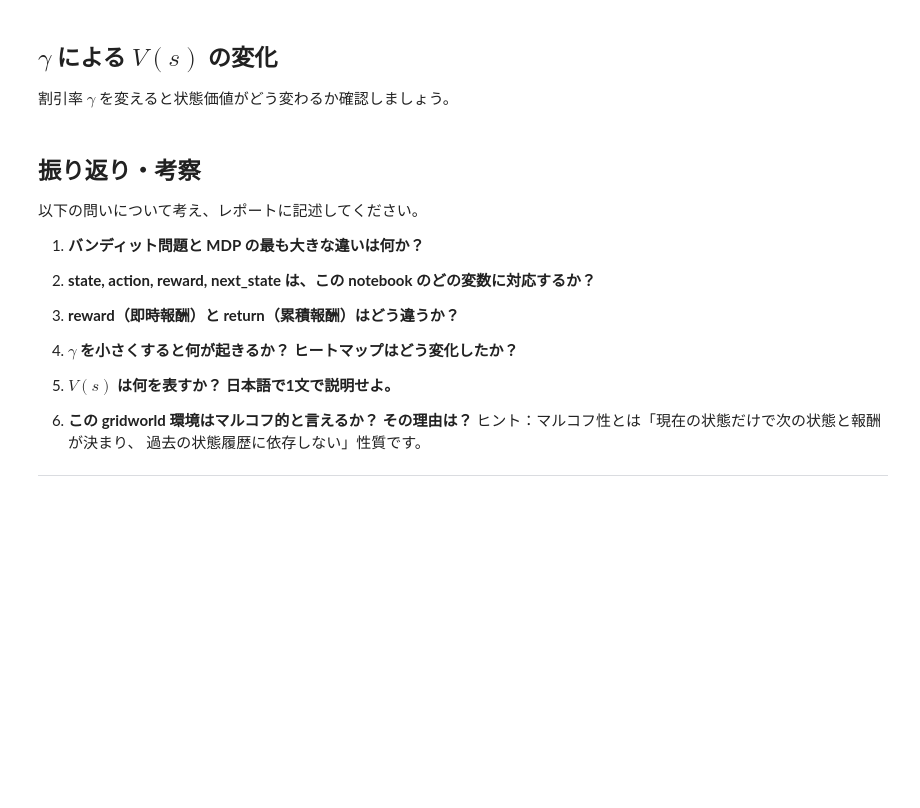
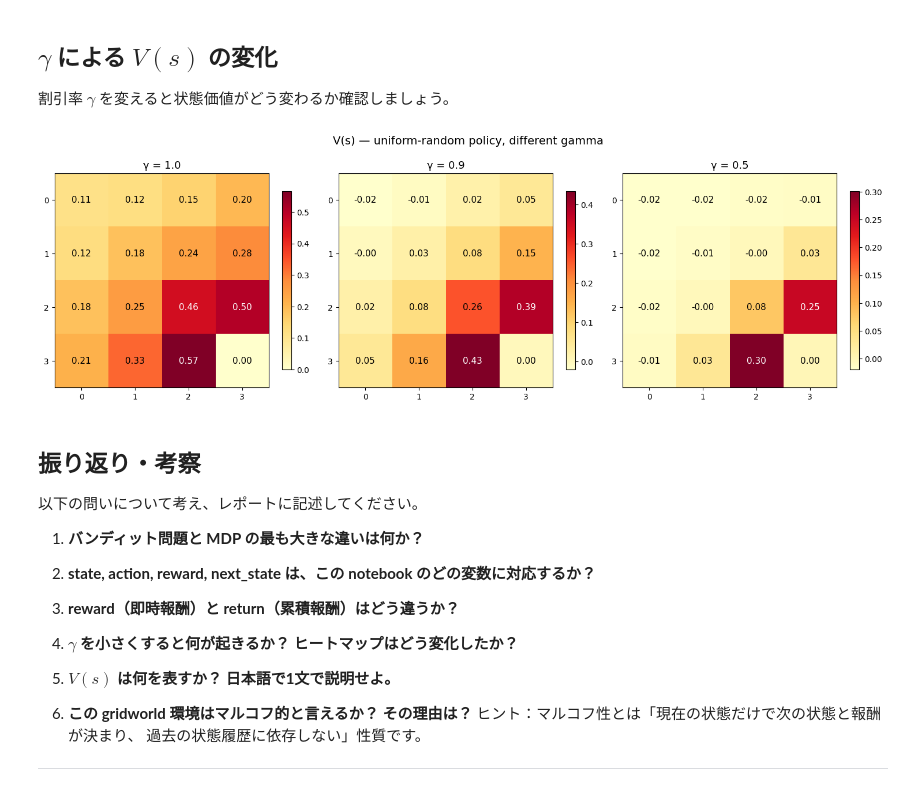
Before and after one commit to uchibe/CPAI_study, a Jupyter notebook: RLbasic/mdp_intro_instructor_solution.ipynb, the cells around one changed output. Saved outputs shown, nothing was run; the diff lists cells and outputs as text; code cells hidden in the pictures; blank space fills up the shorter version.

```diff
--- a/RLbasic/mdp_intro_instructor_solution.ipynb
+++ b/RLbasic/mdp_intro_instructor_solution.ipynb
@@ -467,26 +514,28 @@ print(f"ゴール指向方策 — V(0,0) = {V_goal[0]:.4f}")
 # %%
 env_gamma = SimpleGridMDP()
 
 fig, axes = plt.subplots(1, 3, figsize=(15, 4.5))
 for ax, gamma in zip(axes, [1.0, 0.9, 0.5]):
     rng_g = np.random.default_rng(42)
     def _rp(state, _rng=rng_g):
         return _rng.integers(0, SimpleGridMDP.N_ACTIONS)
     V = estimate_state_values(env_gamma, _rp, gamma=gamma, n_episodes=500)
     grid = V.reshape(4, 4)
     im = ax.imshow(grid, cmap="YlOrRd", origin="upper")
     for r in range(4):
         for c in range(4):
             val = grid[r, c]
             ax.text(c, r, f"{val:.2f}", ha="center", va="center",
                     fontsize=11, color="black" if val < grid.max()*0.7 else "white")
     ax.set_title(f"γ = {gamma}", fontsize=13)
     ax.set_xticks(range(4))
     ax.set_yticks(range(4))
     plt.colorbar(im, ax=ax, shrink=0.8)
-plt.suptitle("V(s) — ランダム方策・異なる γ", fontsize=14, y=1.02)
+plt.suptitle("V(s) — uniform-random policy, different gamma", fontsize=14, y=1.02)
 plt.tight_layout()
 plt.show()
+# %% [output]
+[figure, added]
 # %% [markdown]
 ## 振り返り・考察
 
```
Also changed, not shown: parts of 8 cells of this notebook.
